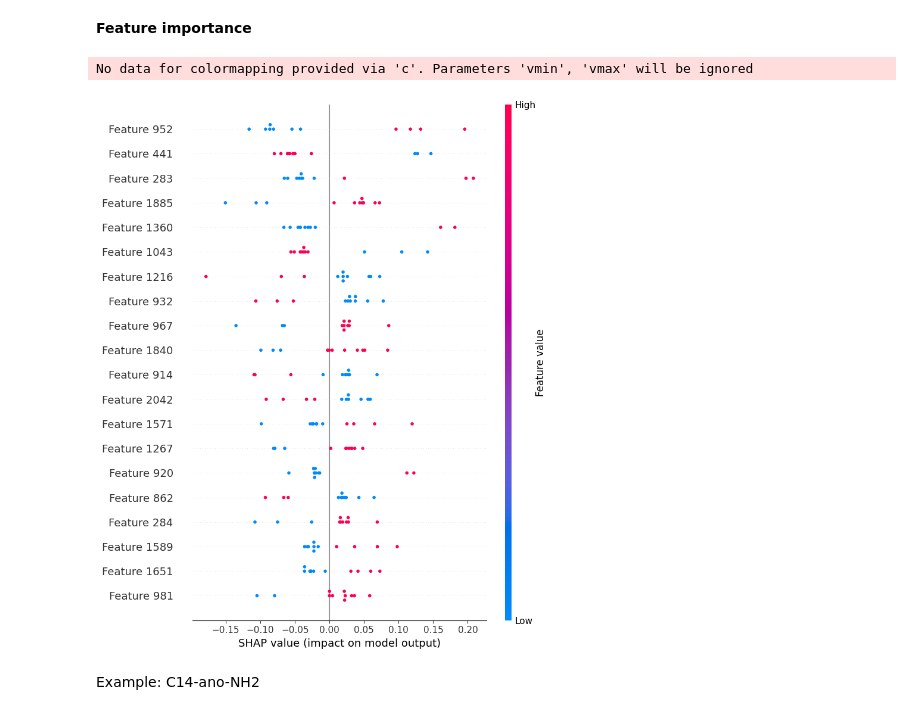
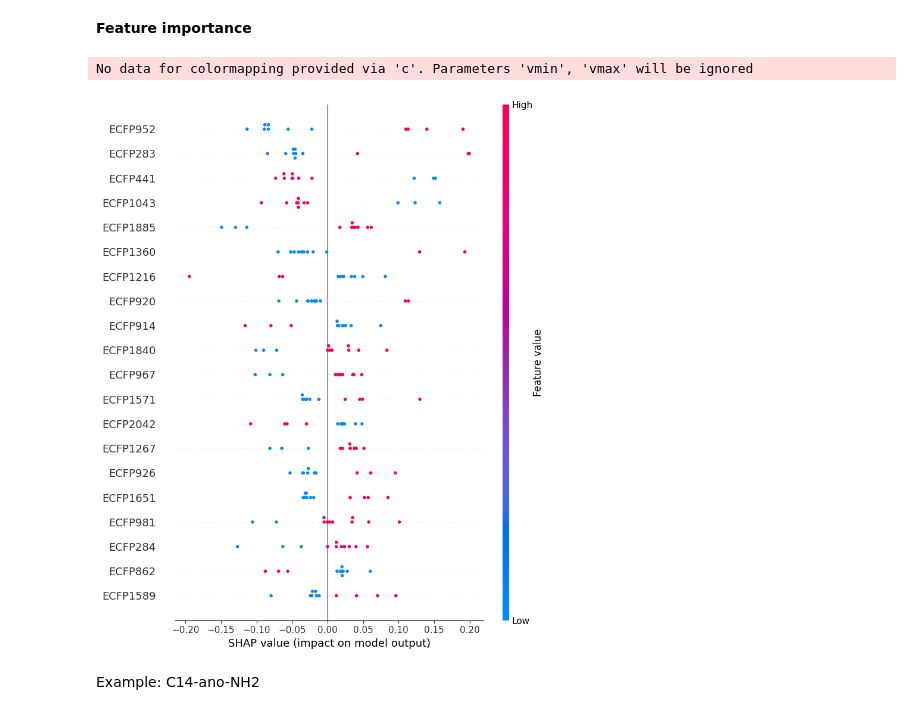
Before and after one commit to mersalas/ecosa, a Jupyter notebook: Ecoli_test.ipynb, the cells around one changed output. Saved outputs shown, nothing was run; the diff lists cells and outputs as text; code cells hidden in the pictures.

```diff
--- a/Ecoli_test.ipynb
+++ b/Ecoli_test.ipynb
@@ -183,3 +183,9 @@ tasks = ['Ecoli']
 featurizer = dc.feat.CircularFingerprint(radius=6, size=2048, chiral = True, bonds = True)
 loader = dc.data.CSVLoader(tasks=tasks, feature_field='smiles', featurizer=featurizer)
 dataset = loader.create_dataset(dataset_file)
+# %%
+# Convert dataset.X to dataframe
+X = pd.DataFrame(dataset.X)
+col = ['ECFP' + str(x) for x in range(0,2048)]
+X.columns = col
+X.head()
@@ -193,13 +208,13 @@ array([1., 0., 0., 0., 0., 1., 0., 0., 1., 1., 1.])
 **Feature importance**
 # %%
 # SHAP values
-explainer = shap.KernelExplainer(ecoli.predict, dataset.X)
-shap_values = explainer.shap_values(dataset.X)
+explainer = shap.KernelExplainer(ecoli.predict, X)
+shap_values = explainer.shap_values(X)
 # %%
-shap.summary_plot(shap_values, dataset.X)
+shap.summary_plot(shap_values, X)
 # %% [output]
 No data for colormapping provided via 'c'. Parameters 'vmin', 'vmax' will be ignored
-[figure, old version]
+[figure, new version]
 # %% [markdown]
 Example: C14-ano-NH2
 # %%
```
Also changed, not shown: parts of 7 cells of this notebook.
